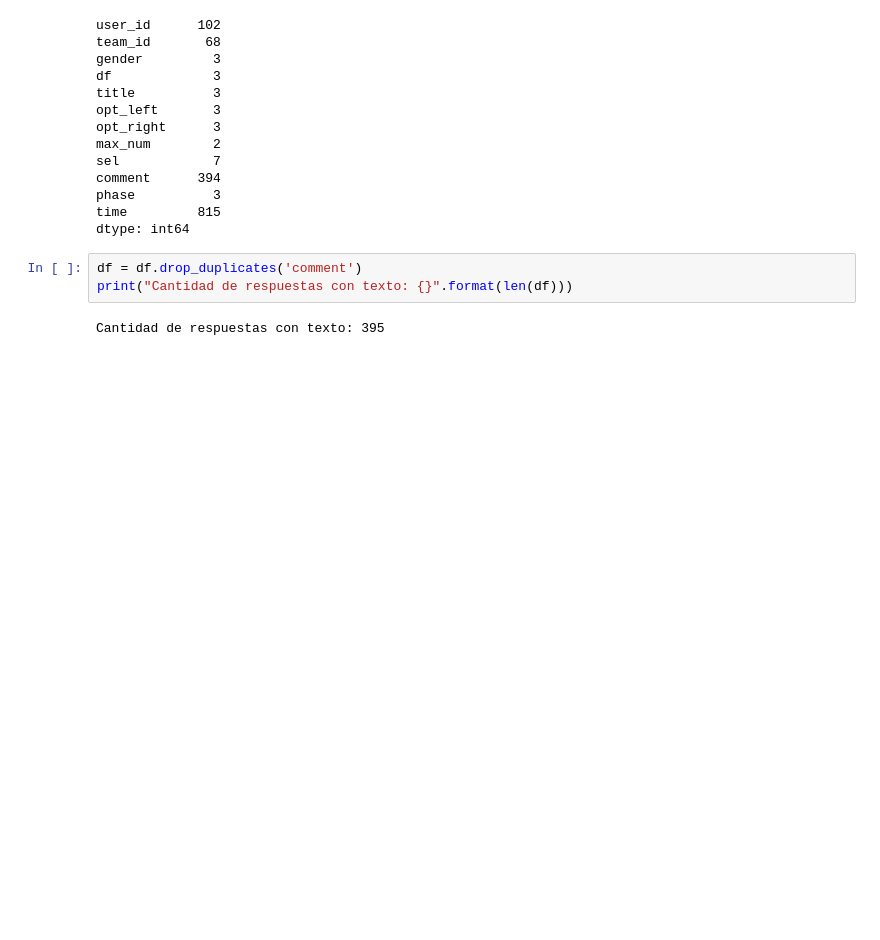
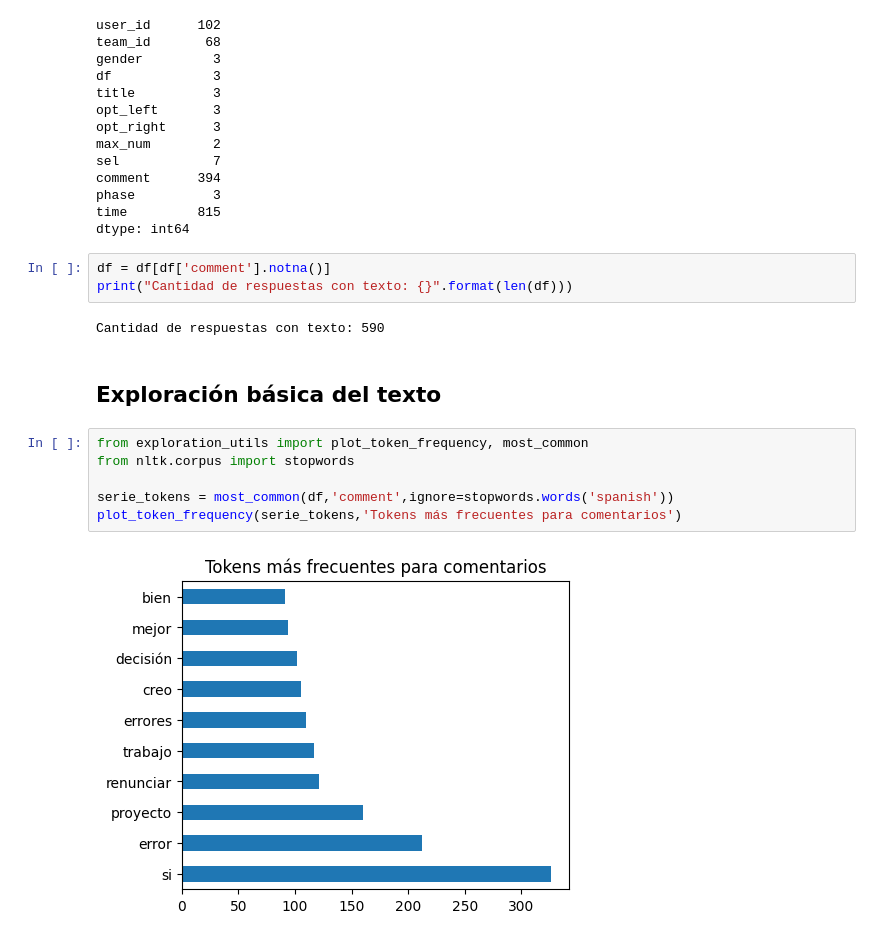
Before and after one commit to camilocarvajalreyes/ethicapp-nlp, a Jupyter notebook: exploracion_texto.ipynb, the cells around one changed output. Saved outputs shown, nothing was run; the diff lists cells and outputs as text; blank space fills up the shorter version.

Commit message:
uptde exploracion remove stopwords

```diff
--- a/exploracion_texto.ipynb
+++ b/exploracion_texto.ipynb
@@ -65,7 +65,17 @@ phase          3
 time         815
 dtype: int64
 # %%
-df = df.drop_duplicates('comment')
+df = df[df['comment'].notna()]
 print("Cantidad de respuestas con texto: {}".format(len(df)))
 # %% [output]
-Cantidad de respuestas con texto: 395
+Cantidad de respuestas con texto: 590
+# %% [markdown]
+## Exploración básica del texto
+# %%
+from exploration_utils import plot_token_frequency, most_common
+from nltk.corpus import stopwords
+
+serie_tokens = most_common(df,'comment',ignore=stopwords.words('spanish'))
+plot_token_frequency(serie_tokens,'Tokens más frecuentes para comentarios')
+# %% [output]
+[figure, added]
```
Also changed, not shown: parts of 1 cell of this notebook, 2 other files.
